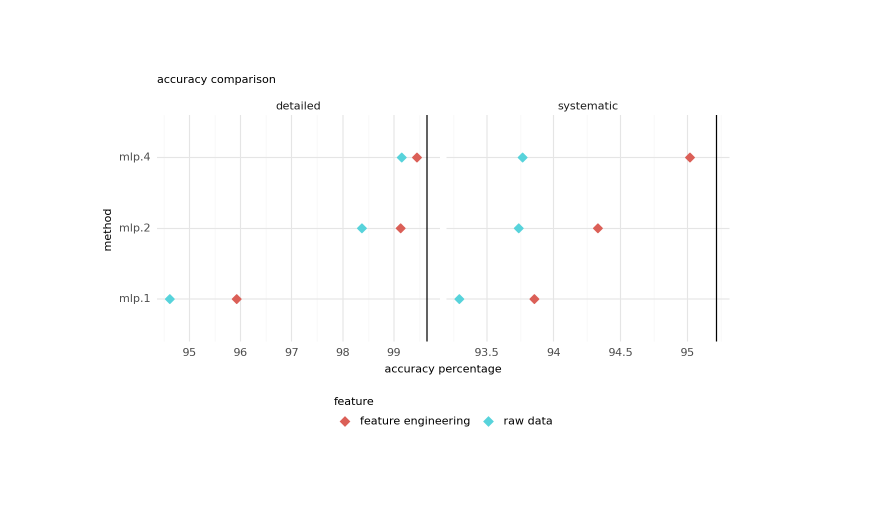
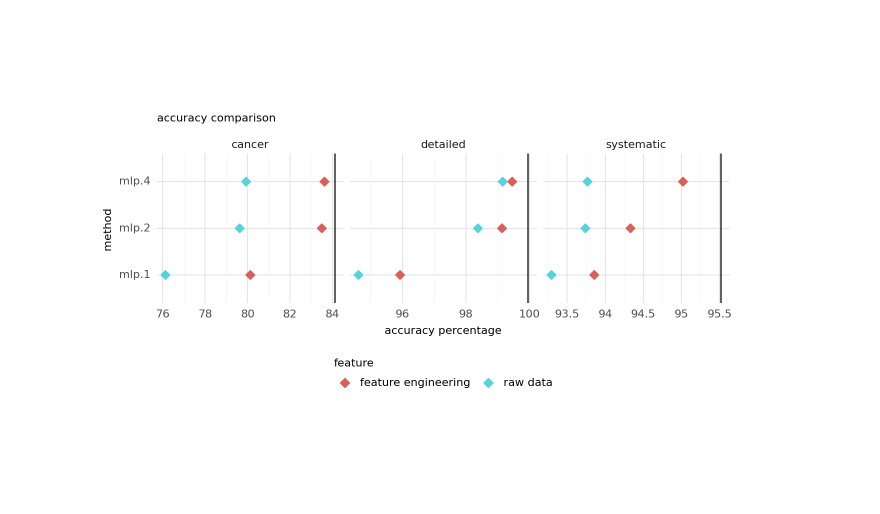
Before and after one commit to lamtung16/ML_LambdaLearning_OPART_Reproducible_2, a Jupyter notebook: figure_feature_engineer_compare_condensed.ipynb, the cells around one changed output. Saved outputs shown, nothing was run; the diff lists cells and outputs as text; code cells hidden in the pictures.

Commit message:
add cancer csv(s)

```diff
--- a/figure_feature_engineer_compare_condensed.ipynb
+++ b/figure_feature_engineer_compare_condensed.ipynb
@@ -2,31 +2,34 @@
 from plotnine import ggplot, aes, geom_point, labs, facet_wrap, geom_vline, theme_minimal, theme, element_text
 import pandas as pd
 # %%
+cancer_df = pd.read_csv('acc_rate/cancer_condensed.csv')
+cancer_df['dataset'] = 'cancer'
+
 detailed_df = pd.read_csv('acc_rate/detailed_condensed.csv')
 detailed_df['dataset'] = 'detailed'
 
 systematic_df = pd.read_csv('acc_rate/systematic_condensed.csv')
 systematic_df['dataset'] = 'systematic'
 
-final_df = pd.concat([detailed_df, systematic_df])
+final_df = pd.concat([cancer_df, detailed_df, systematic_df])
 final_df = final_df[final_df['method'].isin(['mlp.1', 'mlp.2', 'mlp.4'])]
 
 # Calculate maximum accuracy for each dataset
 max_acc_per_dataset = final_df.groupby('dataset')['acc'].max().reset_index()
-max_acc_per_dataset['acc'] = max_acc_per_dataset['acc'] + 0.2
+max_acc_per_dataset['acc'] = max_acc_per_dataset['acc'] + 0.5
 
 plot_combined = (ggplot(final_df, aes(x='acc', y='method', color='feature')) +
                  geom_point(shape="D", size=2) +
                  labs(title="accuracy comparison",
                       x="accuracy percentage",
                       y="method") +
                  facet_wrap('~dataset', ncol=final_df['dataset'].nunique(), scales='free_x') +
                  theme_minimal() +
                  theme(legend_position='bottom', text=element_text(size=8)) +
                  theme(aspect_ratio=0.8) +
                  geom_vline(data=max_acc_per_dataset, mapping=aes(xintercept='acc'), color='black')
                  )
 
 print(plot_combined)
 # %% [output]
-[figure, old version]
+[figure, new version]
```
Also changed, not shown: 39 other files.
